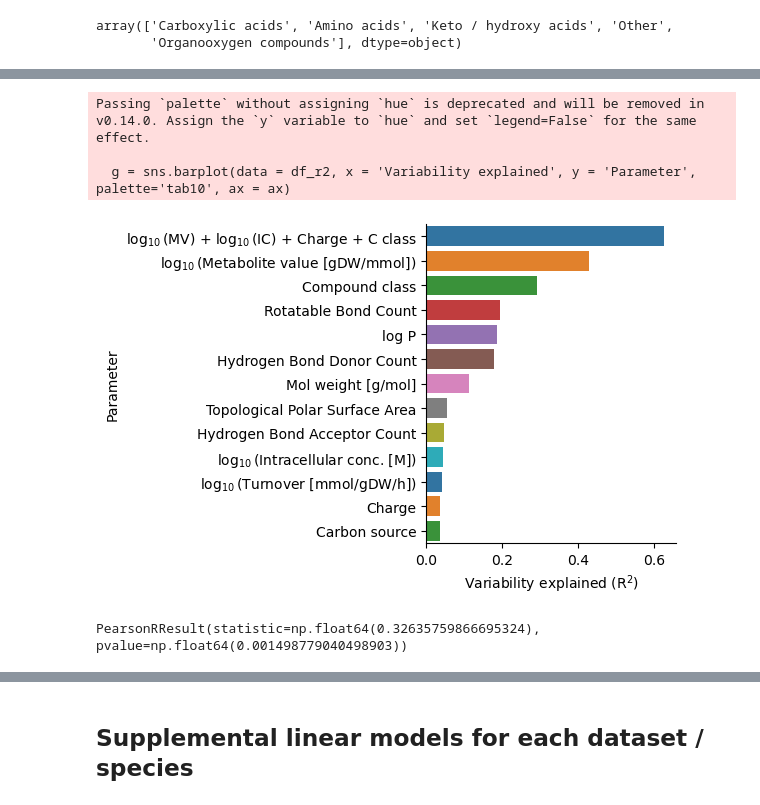
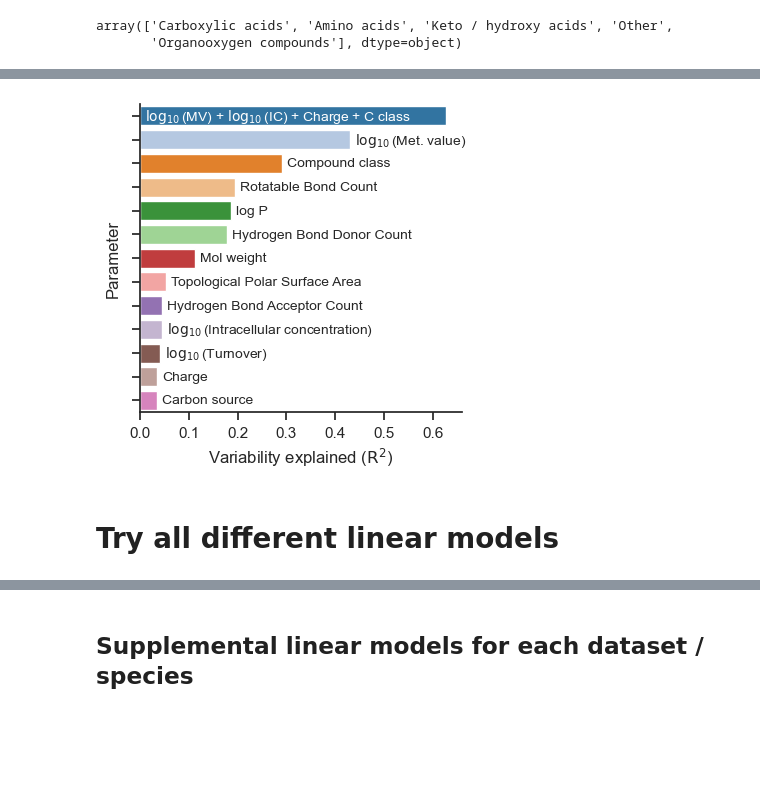
Before and after one commit to sulheim/metabolite-release, a Jupyter notebook: notebooks/1_release_rates/4_div/4D_make_figure_2.ipynb, the cells around one changed output, grey strips where cells are left out. Drawn from its saved outputs; the diff is of its cells as text; code cells hidden in the pictures; blank space fills up the shorter version.

Commit message:
Finished first draft of Fig 1 and 2
Improved data analyses, specifically including the new growth data from vila

```diff
--- a/notebooks/1_release_rates/4_div/4D_make_figure_2.ipynb
+++ b/notebooks/1_release_rates/4_div/4D_make_figure_2.ipynb
@@ -9,6 +9,11 @@ from pathlib import Path
 import statsmodels.formula.api as sm
 from scipy.stats import linregress
 import scipy.stats as st
+sns.set_theme(font_scale = 1, style = 'ticks')
+
+from scikit_posthocs import posthoc_dunn, posthoc_conover
+from statannotations.Annotator import Annotator
+import itertools
 # %%
 git_folder = Path('../../..')
 figure_folder = git_folder / 'Figures'
@@ -75,7 +80,11 @@ lindf['T'] = df_mean_ecoli['Hydrogen Bond Acceptor Count']
 lindf['U'] = df_mean_ecoli['Topological Polar Surface Area']
 lindf['G'] = df_mean_ecoli['Compound class']
 lindf['H'] = df_mean_ecoli['Carbon source']
-lindf['I'] = df_mean_ecoli['Dataset']
+lindf['G'] = pd.Categorical(lindf['G'], categories=lindf.G.unique())
+lindf['Metabolite'] = df_mean_ecoli['Metabolite']
+
+
+# lindf['I'] = df_mean_ecoli['Dataset']
 
 # lindf['V'] = lindf.G.map(simplify_class)
 lindf.fillna({'F':-4}, inplace = True)
@@ -93,11 +102,12 @@ for key, col_name in key_to_col.items():
     print(key, col_name, f'R2: {res.rsquared:.2f}')
     # print(res.summary2())
 
-ols_model =  sm.ols(formula="Y ~ A+B+G+C", data=lindf)
+ols_model =  sm.ols(formula="Y ~ A+B+C+G", data=lindf)
 res = ols_model.fit()
 var_explained['log10(MV) + log10(IC) + Charge + C class'] = res.rsquared
 print(var_explained)
 df_r2 = pd.DataFrame(var_explained, index = ['Variability explained']).T.reset_index(names = 'Parameter').sort_values(by= 'Variability explained', ascending = False)
+res.summary().to_csv(figure_folder / 'ols_summary.csv')
 # %% [output]
 A log10(Intracellular conc. [M]) R2: 0.05
 B log10(Metabolite value [gDW/mmol]) R2: 0.43
@@ -115,32 +146,42 @@ H Carbon source R2: 0.04
 # %%
 
-fig, ax = plt.subplots(1, figsize = (6,4))
+fig, ax = plt.subplots(1, figsize = (4,4))
 # ax.barh(y = np.arange(i+1), width = r_squared_list)
 # ax.set_yticks(np.arange(i+1), x_axis_list)
 # df_r2 = pd.DataFrame()
 # df_r2['R2'] = r_squared_list
 # df_r2['Parameter'] = x_axis_list
 # df_r2.sort_values('R2', inplace=True, ascending=False)
 
 # Replace 'log10' in the 'Parameter' column with LaTeX-style formatting
-df_r2['Parameter'] = df_r2['Parameter'].str.replace('log10', r'$\log_{10}$', regex=False)
+df_r2['Parameter name'] = df_r2['Parameter'].str.replace('log10', r'$\log_{10}$', regex=False)
+df_r2.replace({'Parameter name': {r'$\log_{10}$(Metabolite value [gDW/mmol])': r'$\log_{10}$(Met. value)',
+                                  'Mol weight [g/mol]': 'Mol weight',
+                                  r'$\log_{10}$(Intracellular conc. [M])': r'$\log_{10}$(Intracellular concentration)',
+                                   r'$\log_{10}$(Turnover [mmol/gDW/h])':  r'$\log_{10}$(Turnover)',}}, inplace=True),
 
-g = sns.barplot(data = df_r2, x = 'Variability explained', y = 'Parameter', palette='tab10', ax = ax)
+g = sns.barplot(data = df_r2, x = 'Variability explained', y = 'Parameter name', palette='tab20', hue = 'Parameter name', ax = ax)
 
                 # order = [df_r2.Parameter[1:]+df_r2.Parameter[0]])#, hue_order= df_r2.Parameter)#
 # g.set_xticks([0, 0.1, 0.2, 0.3,0.4])
+# Remove the default y-axis labels
+ax.set_yticklabels([])
+
+# Add custom labels at the end of the bars
+for i, (value, label) in enumerate(zip(df_r2['Variability explained'], df_r2['Parameter name'])):
+    if i < 1:
+        ax.text(0.01, i, label, #label.replace('$\log_{10}$', '$\mathbf{log_{10}}$'),
+                va='center', ha='left', fontsize=10, color='w')#, weight = 'bold')
+    else:
+        ax.text(value + 0.01, i, label, va='center', ha='left', fontsize=10)  # Adjust `+ 0.01` for spacing
+
 sns.despine()
-ax.set_xlabel(r"Variability explained ($\rm{R^2}$)")
+ax.set_xlabel(r"Variability explained ($\rm{R^2}$)", )
+ax.set_ylabel("Parameter")
 # ax.set_ylim(0,0.5)
 plt.tight_layout()
 plt.savefig(figure_folder / "Variability_explained_ecoli_std.pdf")
 # %% [output]
-Passing `palette` without assigning `hue` is deprecated and will be removed in v0.14.0. Assign the `y` variable to `hue` and set `legend=False` for the same effect.
-
-  g = sns.barplot(data = df_r2, x = 'Variability explained', y = 'Parameter', palette='tab10', ax = ax)
-[figure, old version]
+[figure, new version]
-# %%
-st.pearsonr(lindf['B'], lindf['Y'])
-st.pearsonr(lindf['B'], lindf['U'])
-# %% [output]
-PearsonRResult(statistic=np.float64(0.32635759866695324), pvalue=np.float64(0.001498779040498903))
+# %% [markdown]
+# Try all different linear models
```
Also changed, not shown: parts of 28 cells of this notebook, 5 other files.
